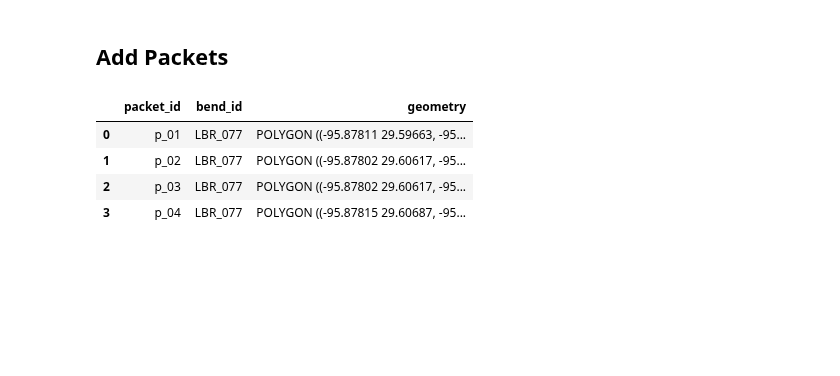
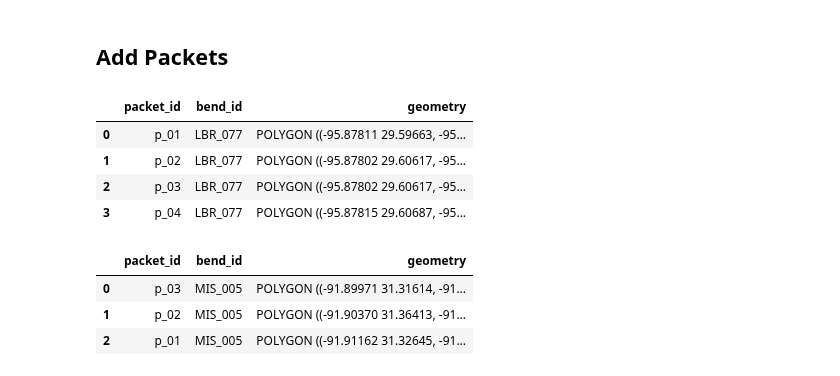
Before and after one commit to tamu-edu/scrollstats, a Jupyter notebook: AddDataToSQL.ipynb, the cells around one changed output. Cells and saved outputs as stored; diff of their text form; code cells hidden in the pictures; blank space fills up the shorter version.

```diff
--- a/AddDataToSQL.ipynb
+++ b/AddDataToSQL.ipynb
@@ -313,3 +313,16 @@ packets_sql
 | 1 | p_02 | LBR_077 | POLYGON ((-95.87802 29.60617, -95... |
 | 2 | p_03 | LBR_077 | POLYGON ((-95.87802 29.60617, -95... |
 | 3 | p_04 | LBR_077 | POLYGON ((-95.87815 29.60687, -95... |
+# %%
+bend_id = "MIS_005"
+packet_path = "/Users/avan/FLUD/BrazosScrolls/data/strick/vector/m5_packets.json"
+
+packets = gpd.read_file(packet_path).to_crs(GLOBAL_GEOG_CRS)
+packets["bend_id"] = bend_id
+packets_sql = packets[["packet_id", "bend_id", "geometry"]]
+packets_sql
+# %% [output]
+|  | packet_id | bend_id | geometry |
+| 0 | p_03 | MIS_005 | POLYGON ((-91.89971 31.31614, -91... |
+| 1 | p_02 | MIS_005 | POLYGON ((-91.90370 31.36413, -91... |
+| 2 | p_01 | MIS_005 | POLYGON ((-91.91162 31.32645, -91... |
```
Also changed, not shown: parts of 1 cell of this notebook.
